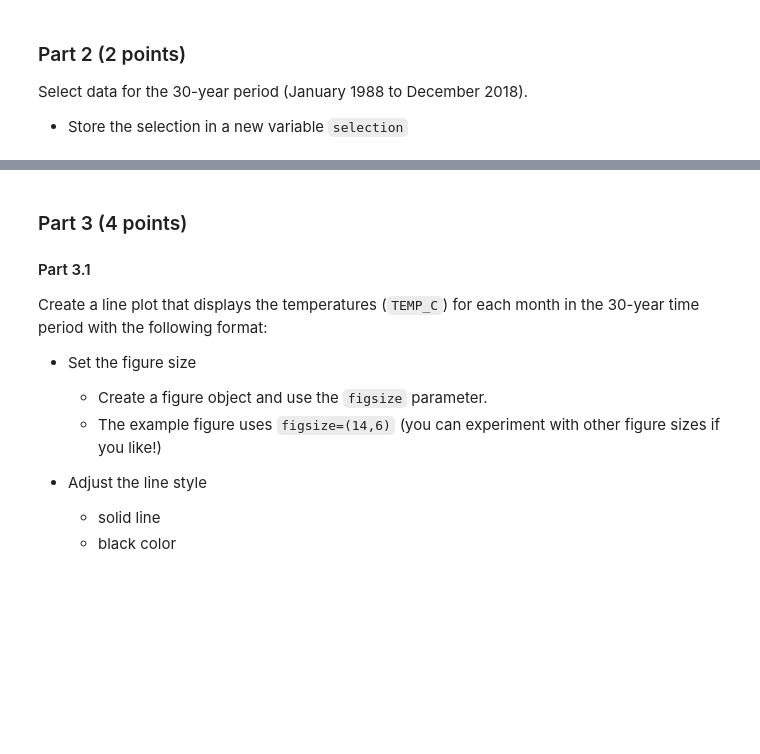
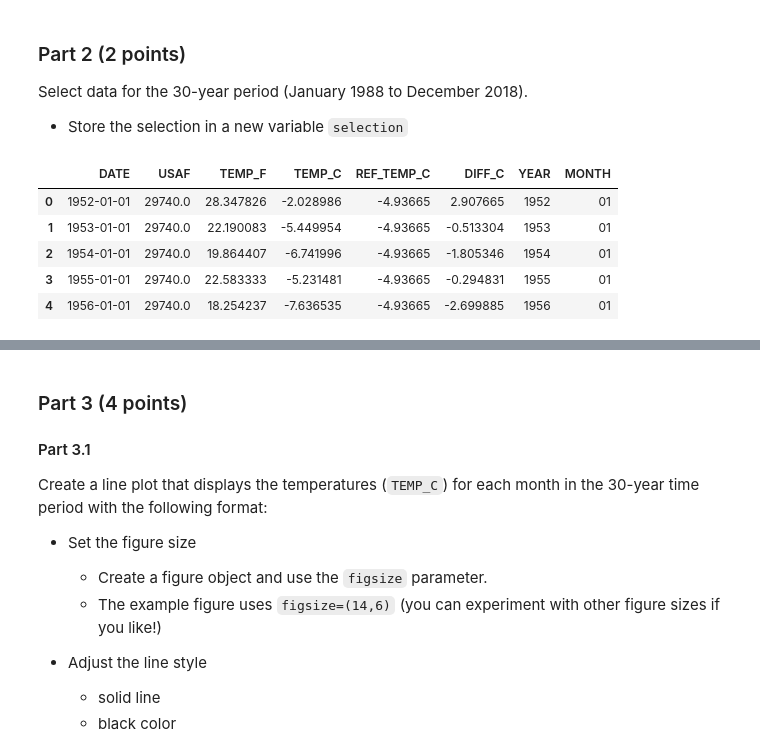
Before and after one commit to Aman2404/Exercise-7, a Jupyter notebook: Exercise-7-problem-2.ipynb, the cells around one changed output, grey strips where cells are left out. Cells and saved outputs as stored; diff of their text form; code cells hidden in the pictures; blank space fills up the shorter version.

```diff
--- a/Exercise-7-problem-2.ipynb
+++ b/Exercise-7-problem-2.ipynb
@@ -63,0 +75,13 @@ raise NotImplementedError()
+# %%
+# Slice the DATE COLUMN string for extracting year and month column
+data["YEAR"] = data["DATE"].astype('str').str.slice(start=0, stop=4)
+data["MONTH"] = data["DATE"].astype('str').str.slice(start=5, stop=7)
+# Let's see what we have
+data.head()
+# %% [output]
+|  | DATE | USAF | TEMP_F | TEMP_C | REF_TEMP_C | DIFF_C | YEAR | MONTH |
+| 0 | 1952-01-01 | 29740.0 | 28.347826 | -2.028986 | -4.93665 | 2.907665 | 1952 | 01 |
+| 1 | 1953-01-01 | 29740.0 | 22.190083 | -5.449954 | -4.93665 | -0.513304 | 1953 | 01 |
+| 2 | 1954-01-01 | 29740.0 | 19.864407 | -6.741996 | -4.93665 | -1.805346 | 1954 | 01 |
+| 3 | 1955-01-01 | 29740.0 | 22.583333 | -5.231481 | -4.93665 | -0.294831 | 1955 | 01 |
+| 4 | 1956-01-01 | 29740.0 | 18.254237 | -7.636535 | -4.93665 | -2.699885 | 1956 | 01 |
```
Also changed, not shown: parts of 14 cells of this notebook, 2 other files.
